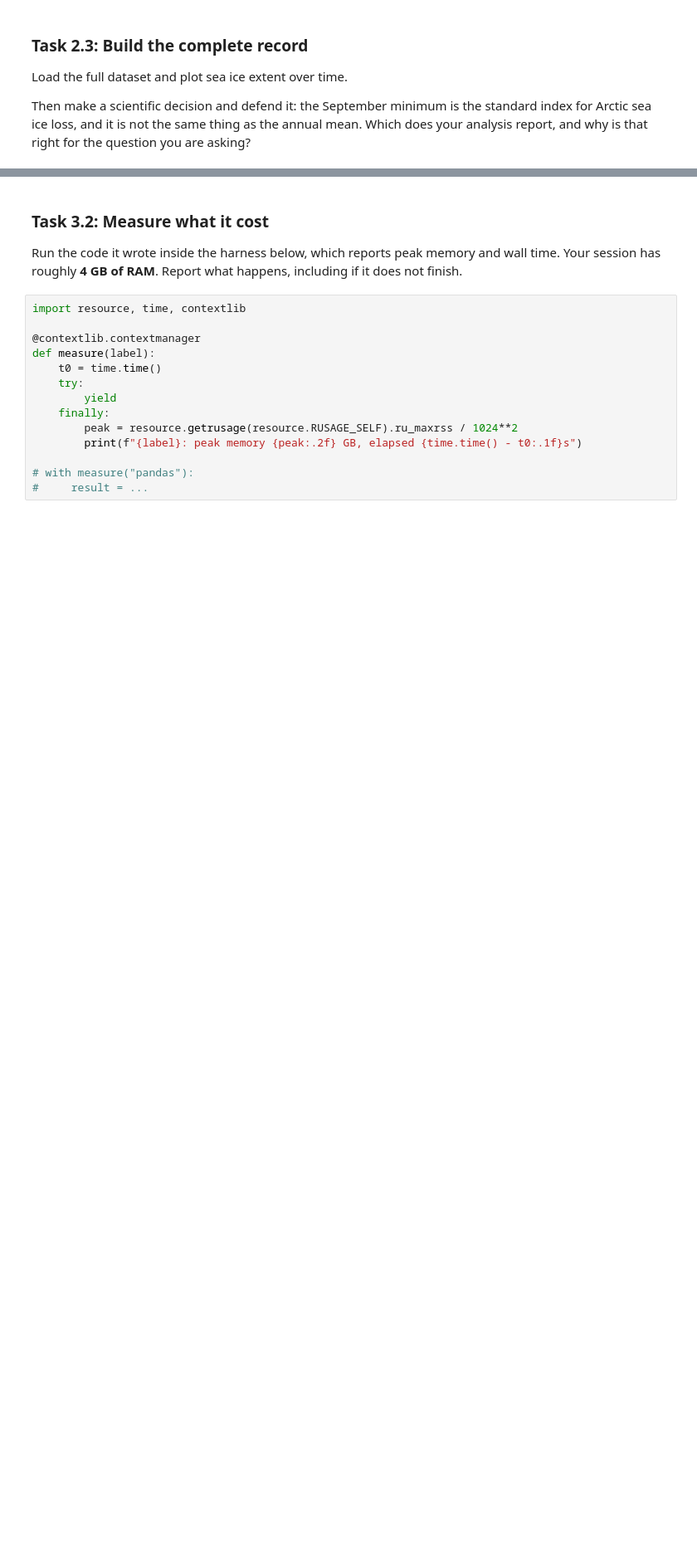
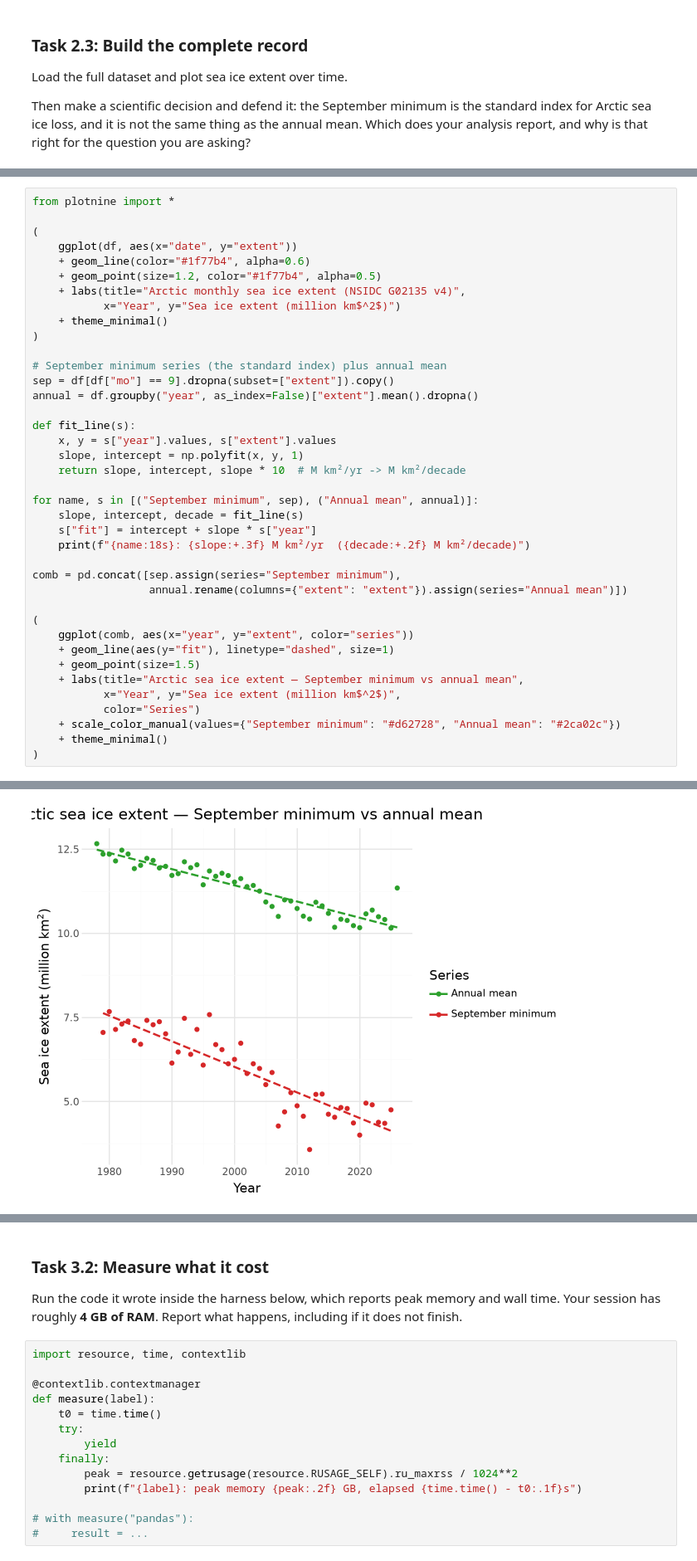
Before and after one commit to lytrang-star/mod1-climate, a Jupyter notebook: climate.ipynb, the cells around one changed output, grey strips where cells are left out. Shown at 83% size. Saved outputs shown, nothing was run; the diff lists cells and outputs as text; blank space fills up the shorter version.

```diff
--- a/climate.ipynb
+++ b/climate.ipynb
@@ -159,0 +278,40 @@ report, and why is that right for the question you are asking?
+# %%
+from plotnine import *
+
+(
+    ggplot(df, aes(x="date", y="extent"))
+    + geom_line(color="#1f77b4", alpha=0.6)
+    + geom_point(size=1.2, color="#1f77b4", alpha=0.5)
+    + labs(title="Arctic monthly sea ice extent (NSIDC G02135 v4)",
+           x="Year", y="Sea ice extent (million km$^2$)")
+    + theme_minimal()
+)
+
+# September minimum series (the standard index) plus annual mean
+sep = df[df["mo"] == 9].dropna(subset=["extent"]).copy()
+annual = df.groupby("year", as_index=False)["extent"].mean().dropna()
+
+def fit_line(s):
+    x, y = s["year"].values, s["extent"].values
+    slope, intercept = np.polyfit(x, y, 1)
+    return slope, intercept, slope * 10  # M km²/yr -> M km²/decade
+
+for name, s in [("September minimum", sep), ("Annual mean", annual)]:
+    slope, intercept, decade = fit_line(s)
+    s["fit"] = intercept + slope * s["year"]
+    print(f"{name:18s}: {slope:+.3f} M km²/yr  ({decade:+.2f} M km²/decade)")
+
+comb = pd.concat([sep.assign(series="September minimum"),
+                  annual.rename(columns={"extent": "extent"}).assign(series="Annual mean")])
+
+(
+    ggplot(comb, aes(x="year", y="extent", color="series"))
+    + geom_line(aes(y="fit"), linetype="dashed", size=1)
+    + geom_point(size=1.5)
+    + labs(title="Arctic sea ice extent — September minimum vs annual mean",
+           x="Year", y="Sea ice extent (million km$^2$)",
+           color="Series")
+    + scale_color_manual(values={"September minimum": "#d62728", "Annual mean": "#2ca02c"})
+    + theme_minimal()
+)
+# %% [output]
@@ -160 +320,2 @@ report, and why is that right for the question you are asking?
+[figure, added]
 # %% [markdown]
```
Also changed, not shown: parts of 19 cells of this notebook, 2 other files.
